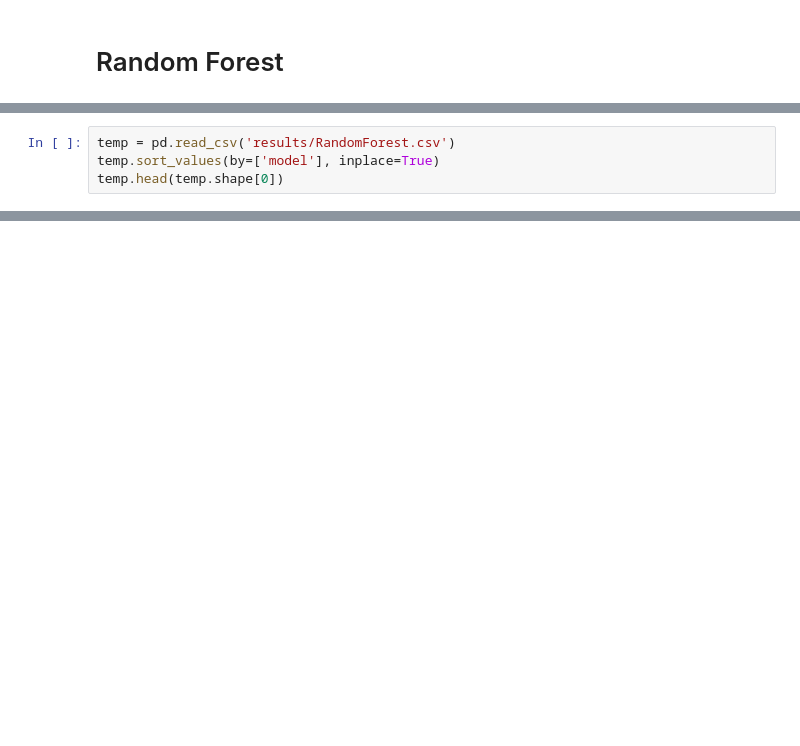
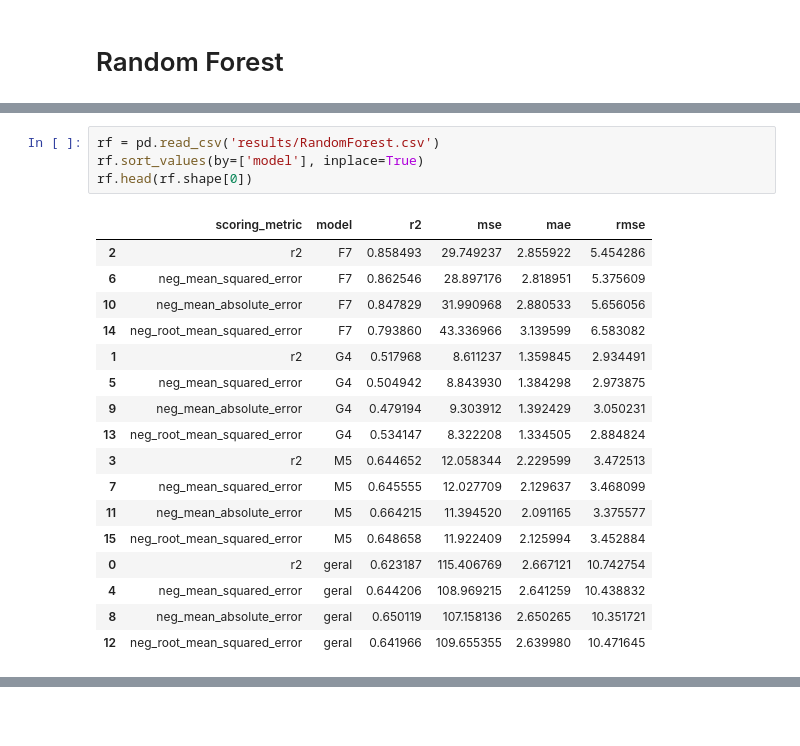
Before and after one commit to JJ223/Samsung, a Jupyter notebook: Models.ipynb, the cells around one changed output, grey strips where cells are left out. Drawn from its saved outputs; the diff is of its cells as text; blank space fills up the shorter version.

```diff
--- a/Models.ipynb
+++ b/Models.ipynb
@@ -300,4 +400,22 @@ KeyboardInterrupt:
 # %%
-temp = pd.read_csv('results/RandomForest.csv')
-temp.sort_values(by=['model'], inplace=True)
-temp.head(temp.shape[0])
+rf = pd.read_csv('results/RandomForest.csv')
+rf.sort_values(by=['model'], inplace=True)
+rf.head(rf.shape[0])
+# %% [output]
+|  | scoring_metric | model | r2 | mse | mae | rmse |
+| 2 | r2 | F7 | 0.858493 | 29.749237 | 2.855922 | 5.454286 |
+| 6 | neg_mean_squared_error | F7 | 0.862546 | 28.897176 | 2.818951 | 5.375609 |
+| 10 | neg_mean_absolute_error | F7 | 0.847829 | 31.990968 | 2.880533 | 5.656056 |
+| 14 | neg_root_mean_squared_error | F7 | 0.793860 | 43.336966 | 3.139599 | 6.583082 |
+| 1 | r2 | G4 | 0.517968 | 8.611237 | 1.359845 | 2.934491 |
+| 5 | neg_mean_squared_error | G4 | 0.504942 | 8.843930 | 1.384298 | 2.973875 |
+| 9 | neg_mean_absolute_error | G4 | 0.479194 | 9.303912 | 1.392429 | 3.050231 |
+| 13 | neg_root_mean_squared_error | G4 | 0.534147 | 8.322208 | 1.334505 | 2.884824 |
+| 3 | r2 | M5 | 0.644652 | 12.058344 | 2.229599 | 3.472513 |
+| 7 | neg_mean_squared_error | M5 | 0.645555 | 12.027709 | 2.129637 | 3.468099 |
+| 11 | neg_mean_absolute_error | M5 | 0.664215 | 11.394520 | 2.091165 | 3.375577 |
+| 15 | neg_root_mean_squared_error | M5 | 0.648658 | 11.922409 | 2.125994 | 3.452884 |
+| 0 | r2 | geral | 0.623187 | 115.406769 | 2.667121 | 10.742754 |
+| 4 | neg_mean_squared_error | geral | 0.644206 | 108.969215 | 2.641259 | 10.438832 |
+| 8 | neg_mean_absolute_error | geral | 0.650119 | 107.158136 | 2.650265 | 10.351721 |
+| 12 | neg_root_mean_squared_error | geral | 0.641966 | 109.655355 | 2.639980 | 10.471645 |
```
Also changed, not shown: parts of 9 cells of this notebook, 5 other files.
